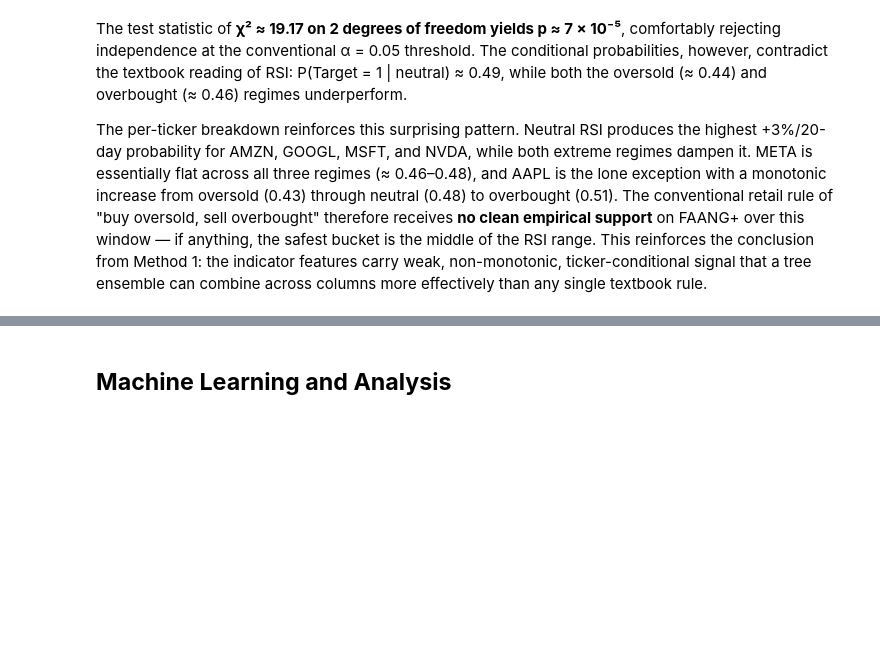
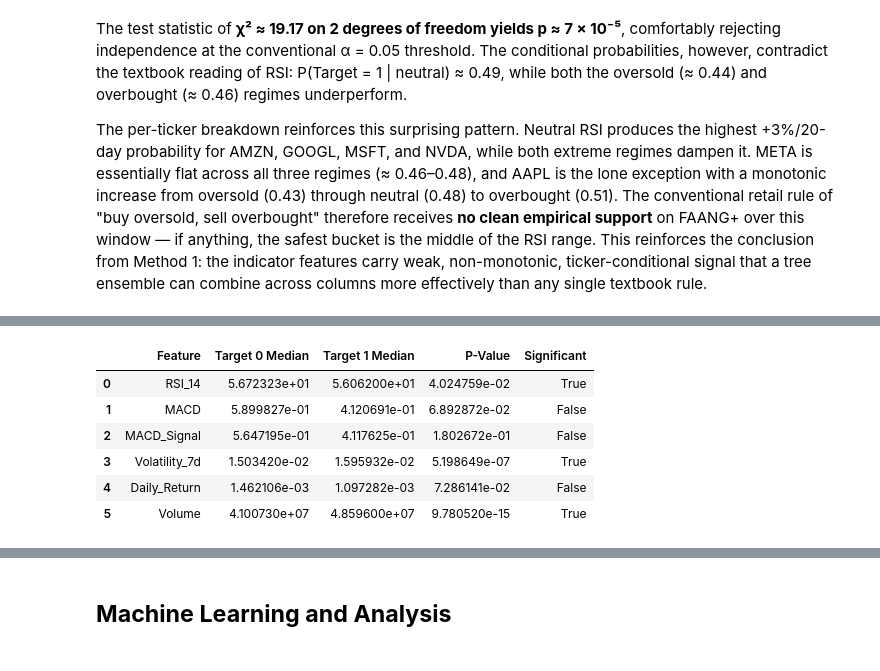
Before and after one commit to jli433/CMSC320_Final_Project, a Jupyter notebook: data.ipynb, the cells around one changed output, grey strips where cells are left out. Drawn from its saved outputs; the diff is of its cells as text; code cells hidden in the pictures; blank space fills up the shorter version.

```diff
--- a/data.ipynb
+++ b/data.ipynb
@@ -368,0 +429,45 @@ The per-ticker breakdown reinforces this surprising pattern. Neutral RSI produce
+# %%
+from scipy.stats import mannwhitneyu
+
+# Create 20-day future return by ticker
+stocks_df = stocks_df.sort_values(["Ticker", "Date"]).copy()
+
+stocks_df["Future_Return_20d"] = (
+    stocks_df.groupby("Ticker")["Close"].shift(-20) - stocks_df["Close"]
+) / stocks_df["Close"]
+
+features = ["RSI_14", "MACD", "MACD_Signal", "Volatility_7d", "Daily_Return", "Volume"]
+
+# Drop rows where future return or features are missing
+test_df = stocks_df[["Future_Return_20d"] + features].dropna().copy()
+
+# Create binary target after removing missing future returns
+test_df["Target"] = (test_df["Future_Return_20d"] > 0.03).astype(int)
+
+# Mann-Whitney U tests
+results = []
+
+for feature in features:
+    group_0 = test_df.loc[test_df["Target"] == 0, feature]
+    group_1 = test_df.loc[test_df["Target"] == 1, feature]
+
+    stat, p_value = mannwhitneyu(group_0, group_1, alternative="two-sided")
+
+    results.append({
+        "Feature": feature,
+        "Target 0 Median": group_0.median(),
+        "Target 1 Median": group_1.median(),
+        "P-Value": p_value,
+        "Significant": p_value < 0.05
+    })
+
+mannwhitney_results = pd.DataFrame(results)
+mannwhitney_results
+# %% [output]
+|  | Feature | Target 0 Median | Target 1 Median | P-Value | Significant |
+| 0 | RSI_14 | 5.672323e+01 | 5.606200e+01 | 4.024759e-02 | True |
+| 1 | MACD | 5.899827e-01 | 4.120691e-01 | 6.892872e-02 | False |
+| 2 | MACD_Signal | 5.647195e-01 | 4.117625e-01 | 1.802672e-01 | False |
+| 3 | Volatility_7d | 1.503420e-02 | 1.595932e-02 | 5.198649e-07 | True |
+| 4 | Daily_Return | 1.462106e-03 | 1.097282e-03 | 7.286141e-02 | False |
+| 5 | Volume | 4.100730e+07 | 4.859600e+07 | 9.780520e-15 | True |
```
Also changed, not shown: parts of 13 cells of this notebook.
